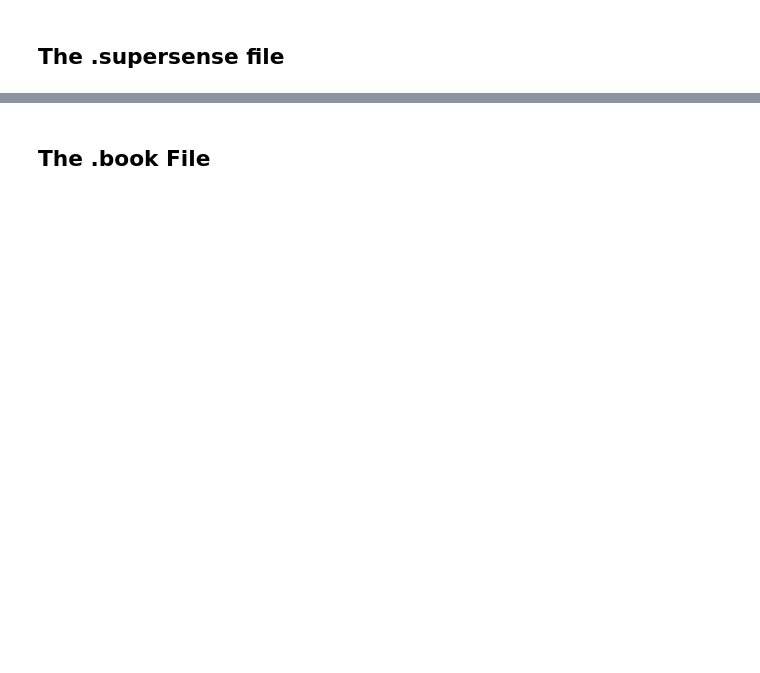
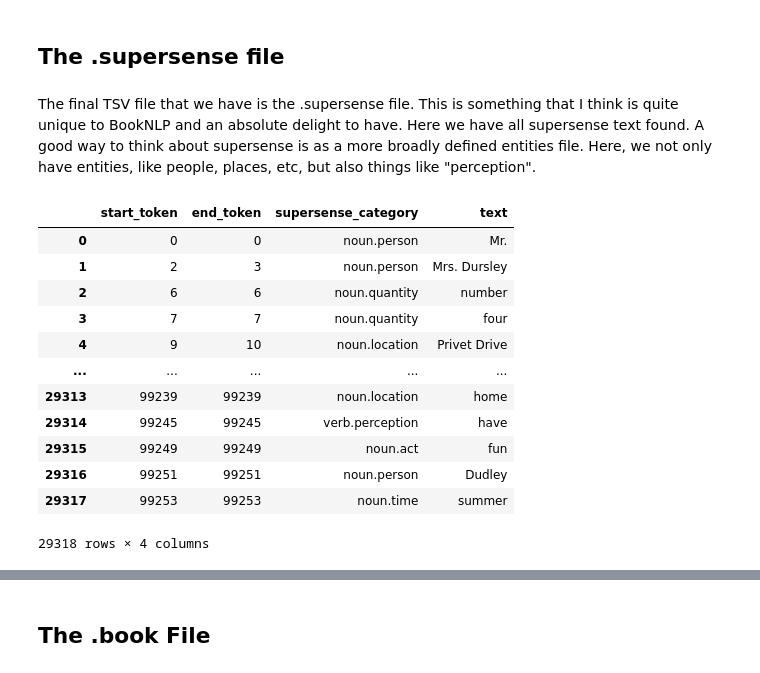
Before and after one commit to wjbmattingly/youtube_booknlp, a Jupyter notebook: 03_files.ipynb, the cells around one changed output, grey strips where cells are left out. Saved outputs shown, nothing was run; the diff lists cells and outputs as text; code cells hidden in the pictures; blank space fills up the shorter version.

```diff
--- a/03_files.ipynb
+++ b/03_files.ipynb
@@ -71,2 +161,21 @@ As you can see from the output above, we have something that looks like Excel, o
 # %% [markdown]
 ## The .supersense file
+# %% [markdown]
+The final TSV file that we have is the .supersense file. This is something that I think is quite unique to BookNLP and an absolute delight to have.  Here we have all supersense text found. A good way to think about supersense is as a more broadly defined entities file. Here, we not only have entities, like people, places, etc, but also things like "perception".
+# %%
+df_supersense = pd.read_csv("data/harry_potter/harry_potter.supersense", delimiter="\t")
+df_supersense
+# %% [output]
+|  | start_token | end_token | supersense_category | text |
+| 0 | 0 | 0 | noun.person | Mr. |
+| 1 | 2 | 3 | noun.person | Mrs. Dursley |
+| 2 | 6 | 6 | noun.quantity | number |
+| 3 | 7 | 7 | noun.quantity | four |
+| 4 | 9 | 10 | noun.location | Privet Drive |
+| ... | ... | ... | ... | ... |
+| 29313 | 99239 | 99239 | noun.location | home |
+| 29314 | 99245 | 99245 | verb.perception | have |
+| 29315 | 99249 | 99249 | noun.act | fun |
+| 29316 | 99251 | 99251 | noun.person | Dudley |
+| 29317 | 99253 | 99253 | noun.time | summer |
+29318 rows × 4 columns
```
Also changed, not shown: parts of 35 cells of this notebook, 13 other files.
